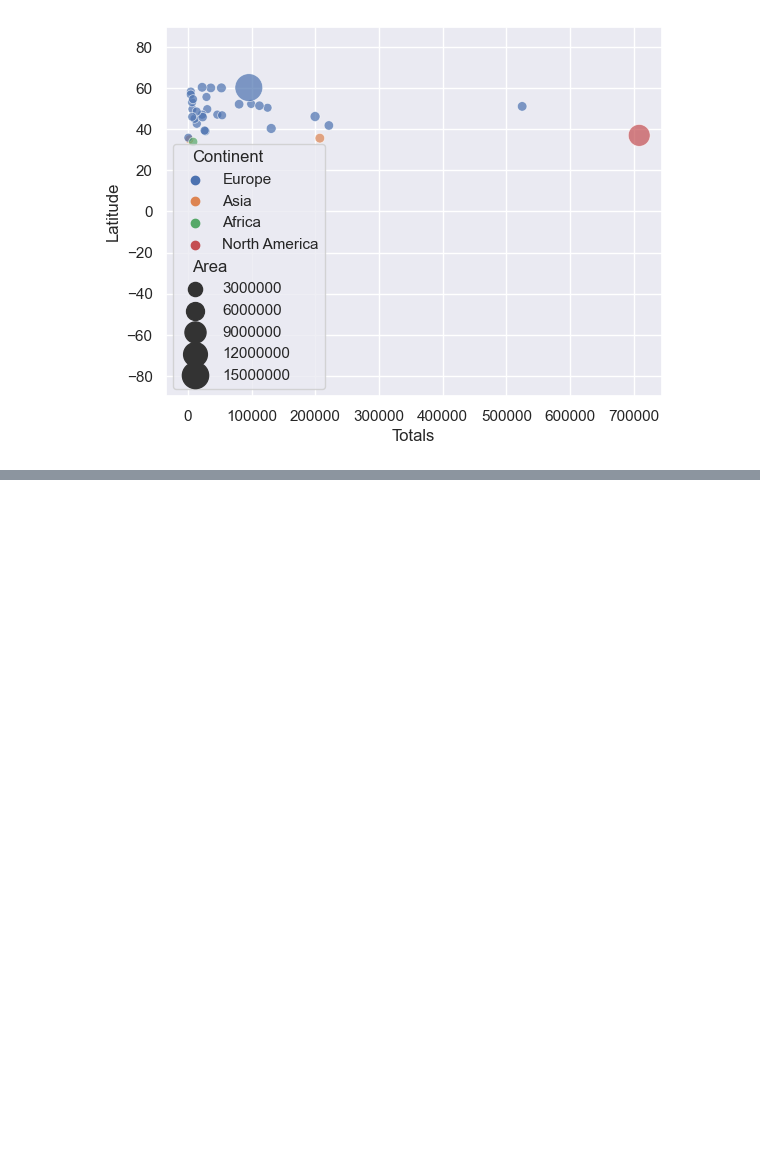
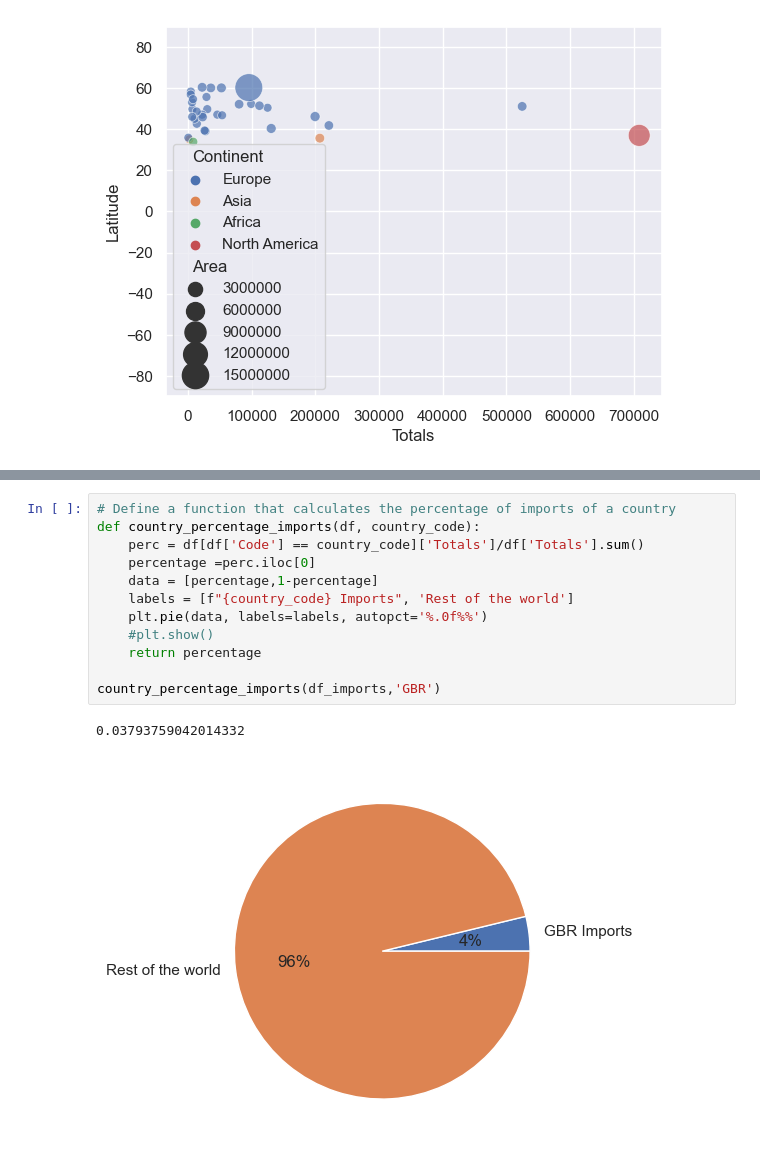
Before and after one commit to jjcastillot/Coffee_production_consumption, a Jupyter notebook: coffee_data_analysis.ipynb, the cells around one changed output, grey strips where cells are left out. Saved outputs shown, nothing was run; the diff lists cells and outputs as text; blank space fills up the shorter version.

```diff
--- a/coffee_data_analysis.ipynb
+++ b/coffee_data_analysis.ipynb
@@ -170,0 +213,15 @@ plt.show()
+# %%
+# Define a function that calculates the percentage of imports of a country
+def country_percentage_imports(df, country_code):
+    perc = df[df['Code'] == country_code]['Totals']/df['Totals'].sum()
+    percentage =perc.iloc[0]
+    data = [percentage,1-percentage]
+    labels = [f"{country_code} Imports", 'Rest of the world']
+    plt.pie(data, labels=labels, autopct='%.0f%%')
+    #plt.show()
+    return percentage
+
+country_percentage_imports(df_imports,'GBR')
+# %% [output]
+0.03793759042014332
+[figure, added]
```
Also changed, not shown: parts of 6 cells of this notebook, 5 other files.
